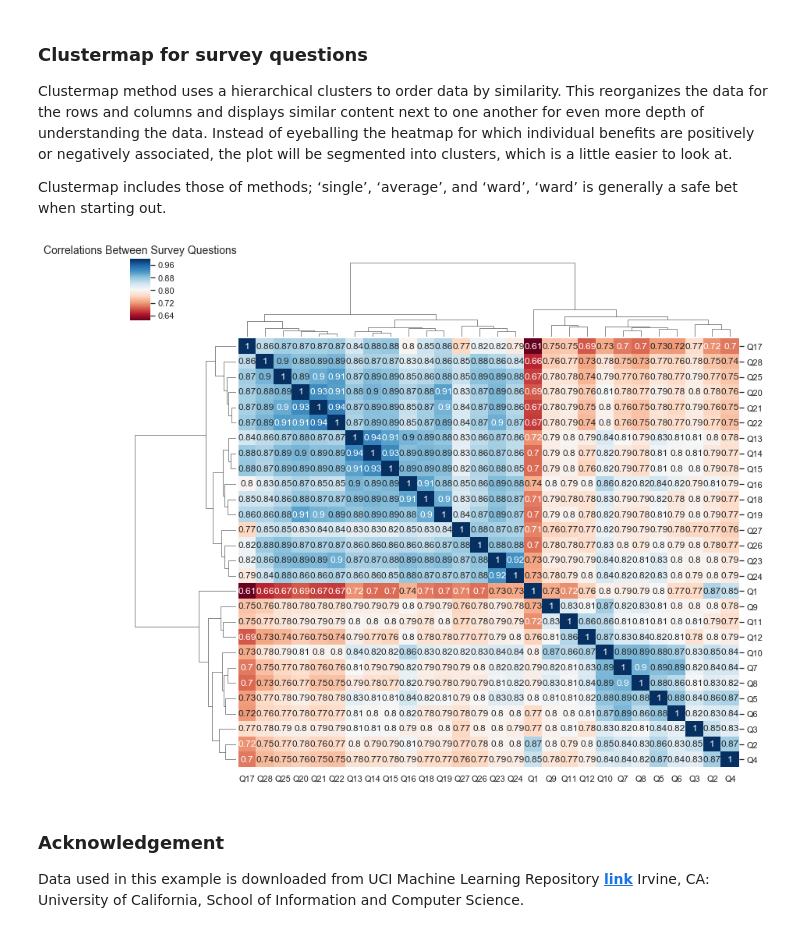
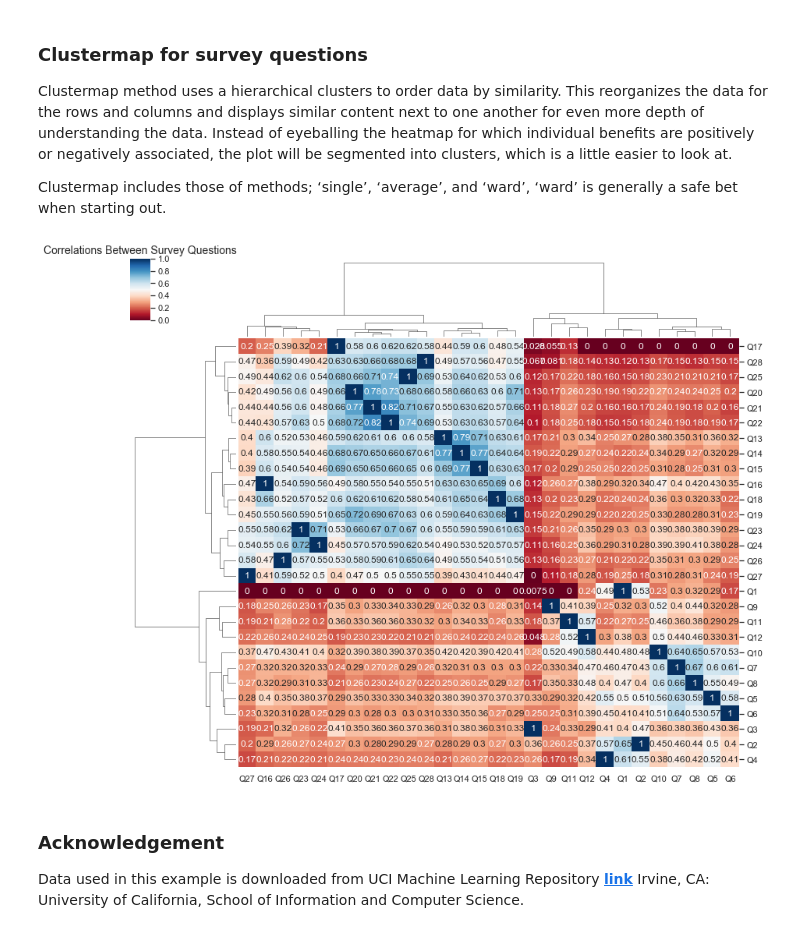
Before and after one commit to epilicer/SurveyAnalysis, a Jupyter notebook: TurkishStudentSurveyAnalysis.ipynb, the cells around one changed output. Cells and saved outputs as stored; diff of their text form; code cells hidden in the pictures.

```diff
--- a/TurkishStudentSurveyAnalysis.ipynb
+++ b/TurkishStudentSurveyAnalysis.ipynb
@@ -216,11 +216,11 @@ Clustermap method uses a hierarchical clusters to order data by similarity. This
 
 Clustermap includes those of methods; ‘single’, ‘average’, and ‘ward’, ‘ward’ is generally a safe bet when starting out.
 # %%
-sns.clustermap(corr, method='ward', cmap='RdBu', annot=True, figsize=(14,12)) #vmin=-1, vmax=1,
+sns.clustermap(corr, method='ward', cmap='RdBu', annot=True, figsize=(14,12), standard_scale=1) #vmin=-1, vmax=1,
 plt.title("Correlations Between Survey Questions", fontsize=14)
 plt.show()
 # %% [output]
-[figure, old version]
+[figure, new version]
 # %% [markdown]
 ### Acknowledgement
 
```
Also changed, not shown: parts of 2 cells of this notebook.
